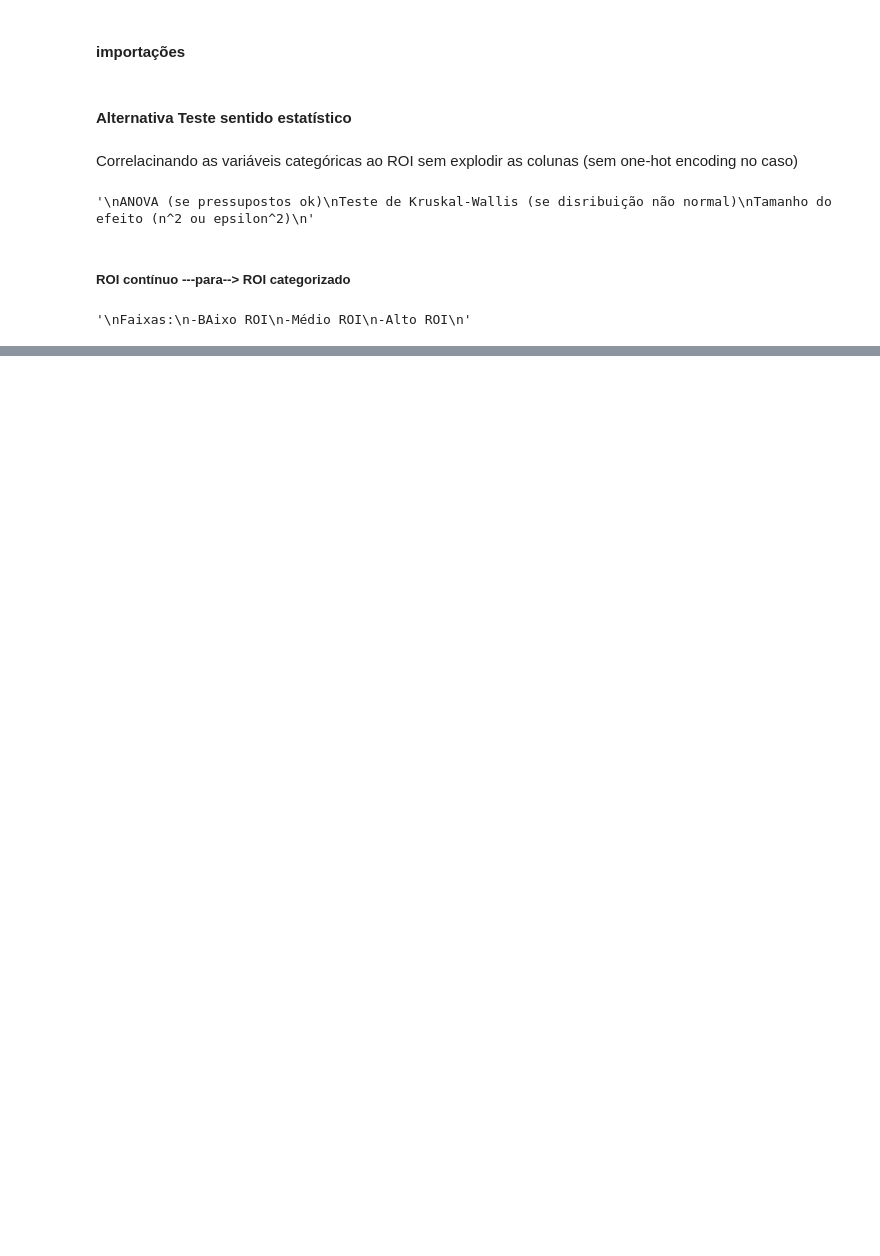
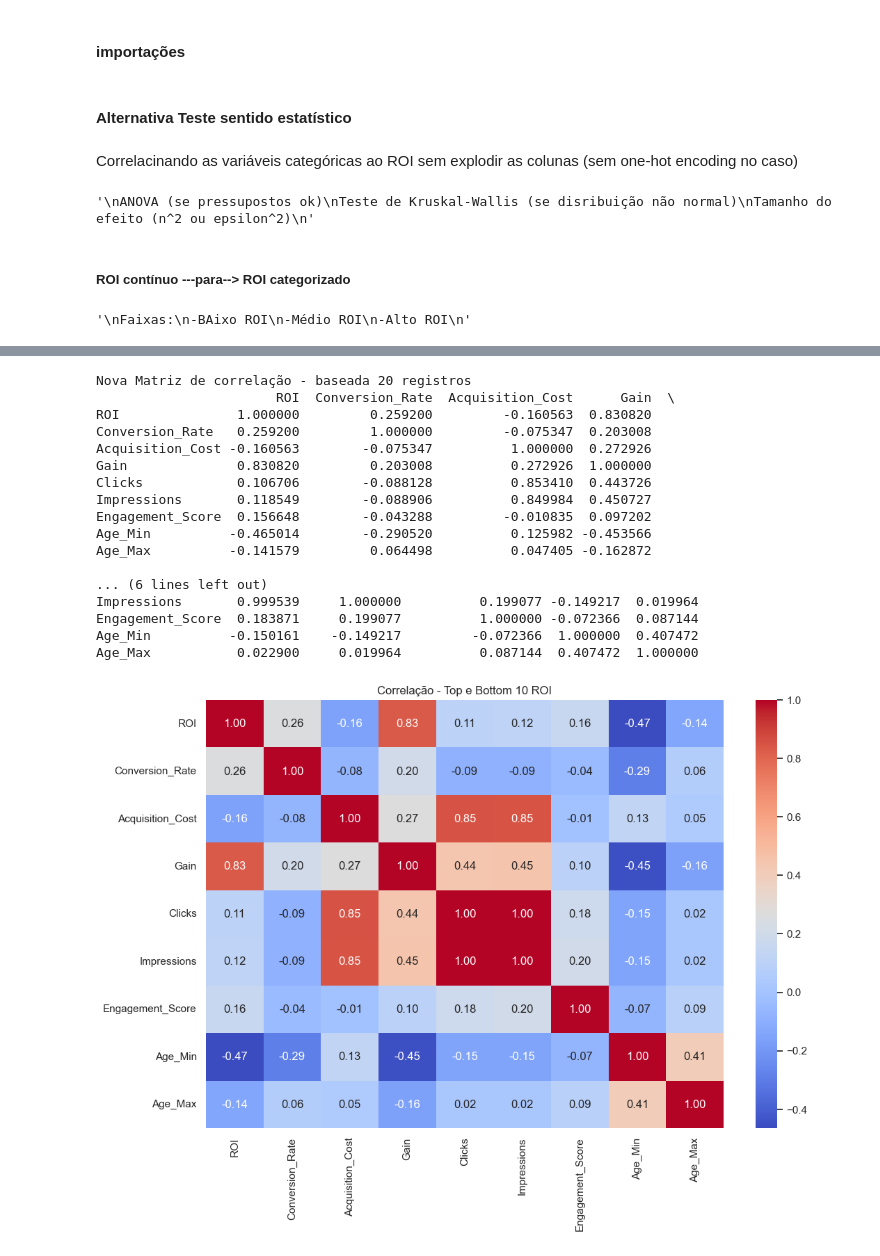
Before and after one commit to Draky-Rollgard/Consumo_propagandas, a Jupyter notebook: notebooks/Graficos.ipynb, the cells around one changed output, grey strips where cells are left out. Saved outputs shown, nothing was run; the diff lists cells and outputs as text; code cells hidden in the pictures; blank space fills up the shorter version.

Commit message:
updates_env_graficos
Novas análises de ROI e gráficos para dashboard e relatório final. Para além, .env de exemplo para usos futuros.

```diff
--- a/notebooks/Graficos.ipynb
+++ b/notebooks/Graficos.ipynb
@@ -496,0 +581,8 @@ Faixas:
+# %%
+# 10 campanhas com maiores ROI
+top_10_roi = df.nlargest(10, 'ROI')
+# 10 campanhas com menores ROI
+bottom_10_roi = df.nsmallest(10, 'ROI')
+
+print(top_10_roi)
+print(bottom_10_roi)
@@ -496,0 +627,30 @@ Faixas:
+# %%
+combined_df = pd.concat([top_10_roi, bottom_10_roi])
+numeric_cols = ['ROI', 'Conversion_Rate', 'Acquisition_Cost', 'Gain', 'Clicks', 'Impressions', 'Engagement_Score', 'Age_Min', 'Age_Max']
+corr_combined = combined_df[numeric_cols].corr()
+print("Nova Matriz de correlação - baseada 20 registros")
+print(corr_combined)
+
+plt.figure(figsize=(12, 8))
+sns.heatmap(corr_combined, annot=True, cmap='coolwarm', fmt=".2f")
+plt.title("Correlação - Top e Bottom 10 ROI")
+plt.show()
+# %% [output]
+Nova Matriz de correlação - baseada 20 registros
+                       ROI  Conversion_Rate  Acquisition_Cost      Gain  \
+ROI               1.000000         0.259200         -0.160563  0.830820
+Conversion_Rate   0.259200         1.000000         -0.075347  0.203008
+Acquisition_Cost -0.160563        -0.075347          1.000000  0.272926
+Gain              0.830820         0.203008          0.272926  1.000000
+Clicks            0.106706        -0.088128          0.853410  0.443726
+Impressions       0.118549        -0.088906          0.849984  0.450727
+Engagement_Score  0.156648        -0.043288         -0.010835  0.097202
+Age_Min          -0.465014        -0.290520          0.125982 -0.453566
+Age_Max          -0.141579         0.064498          0.047405 -0.162872
+
+... (6 lines left out)
+Impressions       0.999539     1.000000          0.199077 -0.149217  0.019964
+Engagement_Score  0.183871     0.199077          1.000000 -0.072366  0.087144
+Age_Min          -0.150161    -0.149217         -0.072366  1.000000  0.407472
+Age_Max           0.022900     0.019964          0.087144  0.407472  1.000000
+[figure, added]
```
Also changed, not shown: parts of 16 cells of this notebook, 1 other file.
